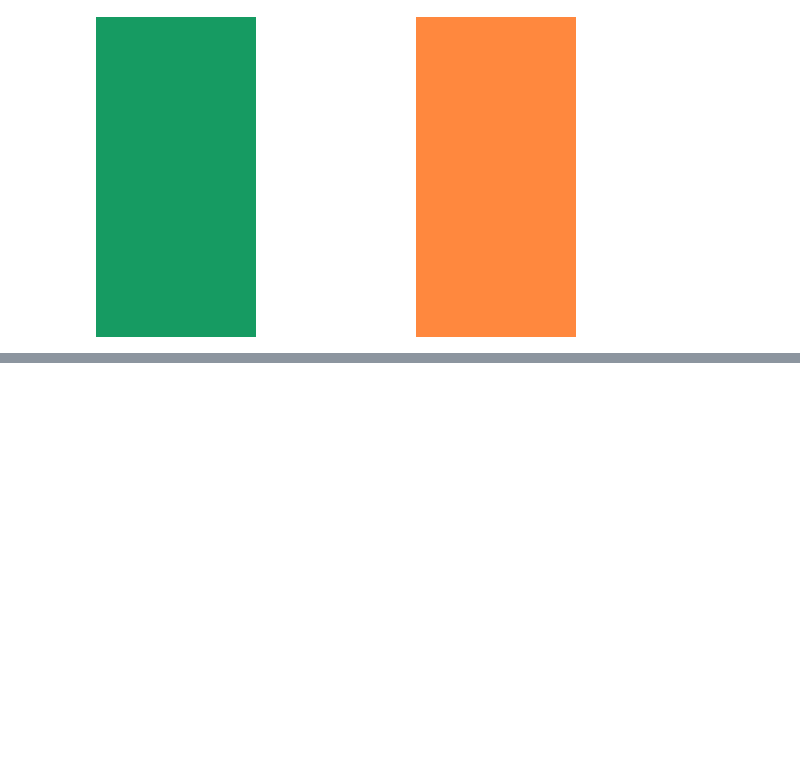
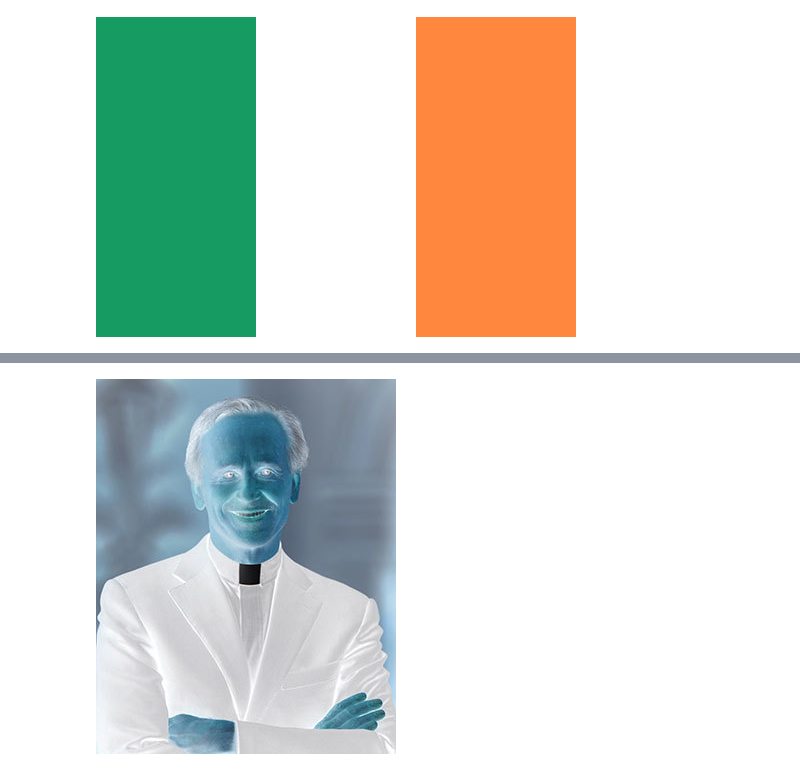
Before and after one commit to mmorri22/cse10001, a Jupyter notebook: lec13_code - Solutions.ipynb, the cells around one changed output, grey strips where cells are left out. Saved outputs shown, nothing was run; the diff lists cells and outputs as text; code cells hidden in the pictures; blank space fills up the shorter version.

```diff
--- a/lec13_code - Solutions.ipynb
+++ b/lec13_code - Solutions.ipynb
@@ -47,22 +50,24 @@ Here, we will combine concepts of looping and % to print every other pixel as a
 # %%
 # Define the colors
 ND_BLUE = (12, 35, 64)
-ND_GOLD = (211, 159, 16)
+ND_GOLD = (202, 151, 0)
 width = 240
 height = 160
 
 #Define the initial image and get the
-image = Image.new('RGBA', (width, height))
+image = Image.new('RGBA', (width, height) )
 
 for x in range(width):
     for y in range(height):
 
         if (x + y) % 2 == 0:
-            image.putpixel((x, y), ND_BLUE)
+            image.putpixel( (x,y), ND_BLUE )
 
         else:
-            image.putpixel((x, y), ND_GOLD)
+            image.putpixel( (x,y), ND_GOLD )
 
+
+# Finally, display the image
 display(image)
 # %% [output]
 [figure]
@@ -121,20 +141,23 @@ display(image)
 # %%
-image = Image.open(BytesIO(data.content))
-colors = [(12, 35, 64), (211, 159, 16)]
+# Flip the color to Black and White Image
+
 width, height = image.size
 
-# Adds noise
+for x in range(width):
 
+    for y in range(height):
 
-# Brighten image
+        r, g, b = image.getpixel( (x,y) )
 
+        new_r = 255 - r
+        new_g = 255 - g
+        new_b = 255 - b
 
-from PIL import ImageFilter
-
-# Then we will sharp and enhance edges
-
+        image.putpixel( (x, y) , (new_r, new_g, new_b) )
 
 display(image)
+# %% [output]
+[figure, added]
 # %%
 image = Image.open(BytesIO(data.content))
 colors = [(12, 35, 64), (211, 159, 16)]
```
Also changed, not shown: parts of 9 cells of this notebook.
